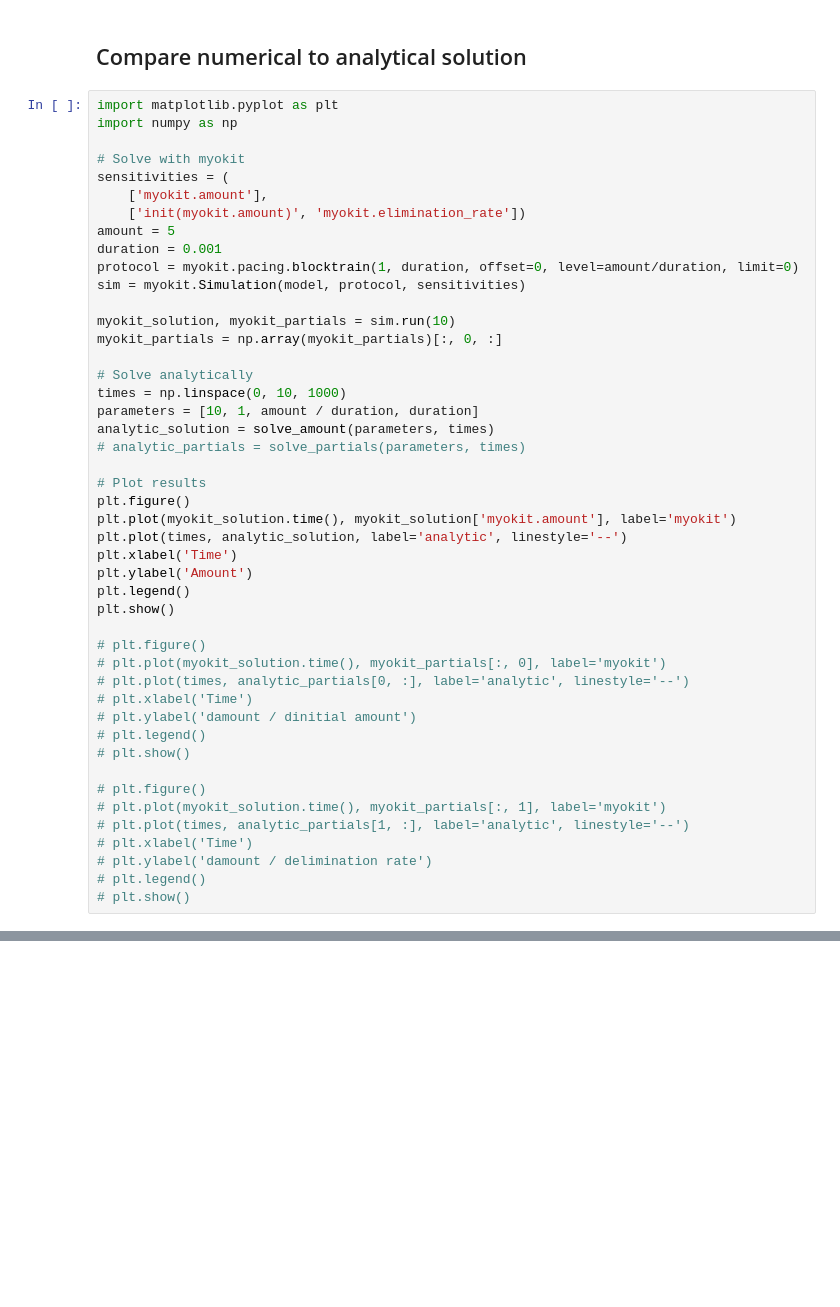
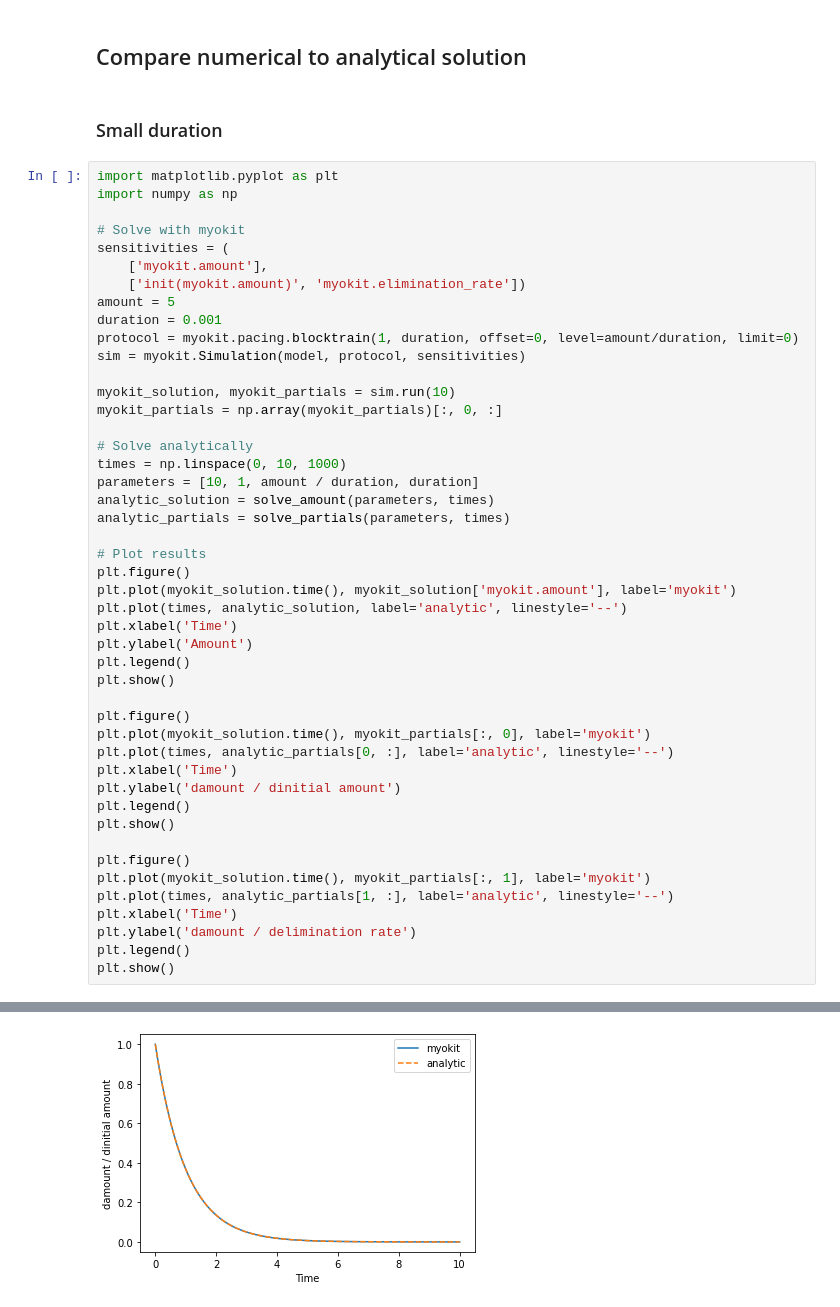
Before and after one commit to myokit/myokit, a Jupyter notebook: examples/repeated_bolus_infusion.ipynb, the cells around one changed output, grey strips where cells are left out. Saved outputs shown, nothing was run; the diff lists cells and outputs as text; blank space fills up the shorter version.

Commit message:
#44 analytic partials for infusion example

```diff
--- a/examples/repeated_bolus_infusion.ipynb
+++ b/examples/repeated_bolus_infusion.ipynb
@@ -171,50 +184,53 @@ array([0. , 0.2, 0.4, 0. ])
 # %% [markdown]
 ## Compare numerical to analytical solution
+# %% [markdown]
+### Small duration
 # %%
 import matplotlib.pyplot as plt
 import numpy as np
 
 # Solve with myokit
 sensitivities = (
     ['myokit.amount'],
     ['init(myokit.amount)', 'myokit.elimination_rate'])
 amount = 5
 duration = 0.001
 protocol = myokit.pacing.blocktrain(1, duration, offset=0, level=amount/duration, limit=0)
 sim = myokit.Simulation(model, protocol, sensitivities)
 
 myokit_solution, myokit_partials = sim.run(10)
 myokit_partials = np.array(myokit_partials)[:, 0, :]
 
 # Solve analytically
 times = np.linspace(0, 10, 1000)
 parameters = [10, 1, amount / duration, duration]
 analytic_solution = solve_amount(parameters, times)
-# analytic_partials = solve_partials(parameters, times)
+analytic_partials = solve_partials(parameters, times)
 
 # Plot results
 plt.figure()
 plt.plot(myokit_solution.time(), myokit_solution['myokit.amount'], label='myokit')
 plt.plot(times, analytic_solution, label='analytic', linestyle='--')
 plt.xlabel('Time')
 plt.ylabel('Amount')
 plt.legend()
 plt.show()
 
-# plt.figure()
-# plt.plot(myokit_solution.time(), myokit_partials[:, 0], label='myokit')
-# plt.plot(times, analytic_partials[0, :], label='analytic', linestyle='--')
-# plt.xlabel('Time')
-# plt.ylabel('damount / dinitial amount')
-# plt.legend()
-# plt.show()
+plt.figure()
+plt.plot(myokit_solution.time(), myokit_partials[:, 0], label='myokit')
+plt.plot(times, analytic_partials[0, :], label='analytic', linestyle='--')
+plt.xlabel('Time')
+plt.ylabel('damount / dinitial amount')
+plt.legend()
+plt.show()
 
-# plt.figure()
-# plt.plot(myokit_solution.time(), myokit_partials[:, 1], label='myokit')
-# plt.plot(times, analytic_partials[1, :], label='analytic', linestyle='--')
-# plt.xlabel('Time')
-# plt.ylabel('damount / delimination rate')
-# plt.legend()
-# plt.show()
+plt.figure()
+plt.plot(myokit_solution.time(), myokit_partials[:, 1], label='myokit')
+plt.plot(times, analytic_partials[1, :], label='analytic', linestyle='--')
+plt.xlabel('Time')
+plt.ylabel('damount / delimination rate')
+plt.legend()
+plt.show()
 # %% [output]
 [figure]
+[figure, added]
```
Also changed, not shown: parts of 11 cells of this notebook.
